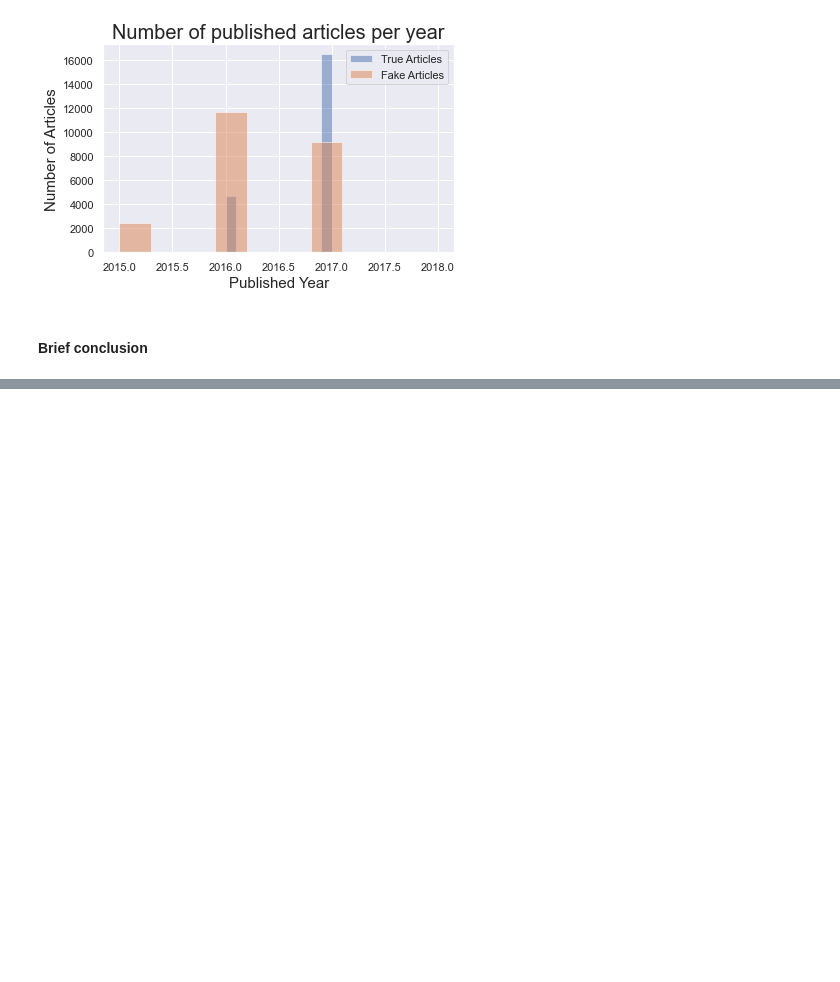
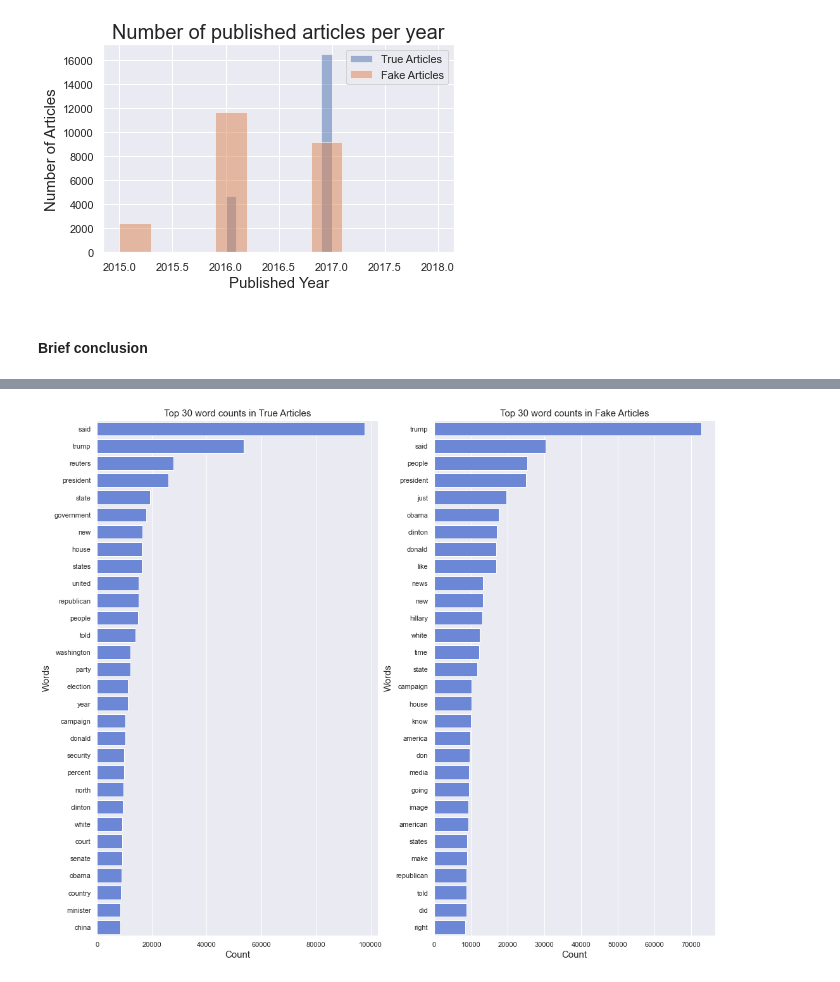
Before and after one commit to conibear/brainstation_machine_learning, a Jupyter notebook: notebook/BrainStation Machine Learning Project.ipynb, the cells around one changed output, grey strips where cells are left out. Saved outputs shown, nothing was run; the diff lists cells and outputs as text; code cells hidden in the pictures; blank space fills up the shorter version.

```diff
--- a/notebook/BrainStation Machine Learning Project.ipynb
+++ b/notebook/BrainStation Machine Learning Project.ipynb
@@ -894,0 +989,5 @@ plt.show()
+# %%
+# Exact and conclude results in a DataFrame format
+df_vect_true = pd.DataFrame(columns=vect_true.get_feature_names(), data=true_text.toarray())
+
+df_vect_fake = pd.DataFrame(columns=vect_fake.get_feature_names(), data=fake_text.toarray())
@@ -894,0 +998,23 @@ plt.show()
+# %%
+# Create word count variable
+word_count = 30
+
+# Create dataframe and adds up across axis 0 to get the count of words
+df_true_wordcount = pd.DataFrame(df_vect_true.sum(axis = 0).reset_index())
+df_fake_wordcount = pd.DataFrame(df_vect_fake.sum(axis = 0).reset_index())
+
+# Rename the columns
+df_true_wordcount.columns = ['Word', 'Word Count']
+df_fake_wordcount.columns = ['Word', 'Word Count']
+
+# Reset the index for this new dataframe
+df_true_wordcount.reset_index(inplace = True, drop = True)
+df_fake_wordcount.reset_index(inplace = True, drop = True)
+
+# Getting the top 20 words in a descending order
+top_30_true = df_true_wordcount.sort_values(by = 'Word Count', ascending = False).head(word_count)
+top_30_fake = df_fake_wordcount.sort_values(by = 'Word Count', ascending = False).head(word_count)
+
+# Getting the bottom 20 words for both
+#bottom_30_true = true_word_count_df.sort_values(by = 'Word Count', ascending = True).head(20)
+#bottom_30_fake = fake_word_count_df.sort_values(by = 'Word Count', ascending = True).head(20)
@@ -894,0 +1068,17 @@ plt.show()
+# %%
+# To Summarize the two DataFrame into a histograph
+plt.subplots(1,2, figsize = (17.5,15))
+
+plt.subplot(1,2,1)
+sns.barplot(x='Word Count', y='Word', data=top_30_true, color='#597FE7')
+plt.title('Top 30 word counts in True Articles',fontsize = 15)
+plt.xlabel('Count',fontsize = 15)
+plt.ylabel('Words',fontsize = 15)
+
+plt.subplot(1,2,2)
+sns.barplot(x='Word Count', y='Word', data=top_30_fake, color='#597FE7')
+plt.title('Top 30 word counts in Fake Articles',fontsize = 15)
+plt.xlabel('Count',fontsize = 15)
+plt.ylabel('Words',fontsize = 15);
+# %% [output]
+[figure, added]
```
Also changed, not shown: parts of 13 cells of this notebook.
